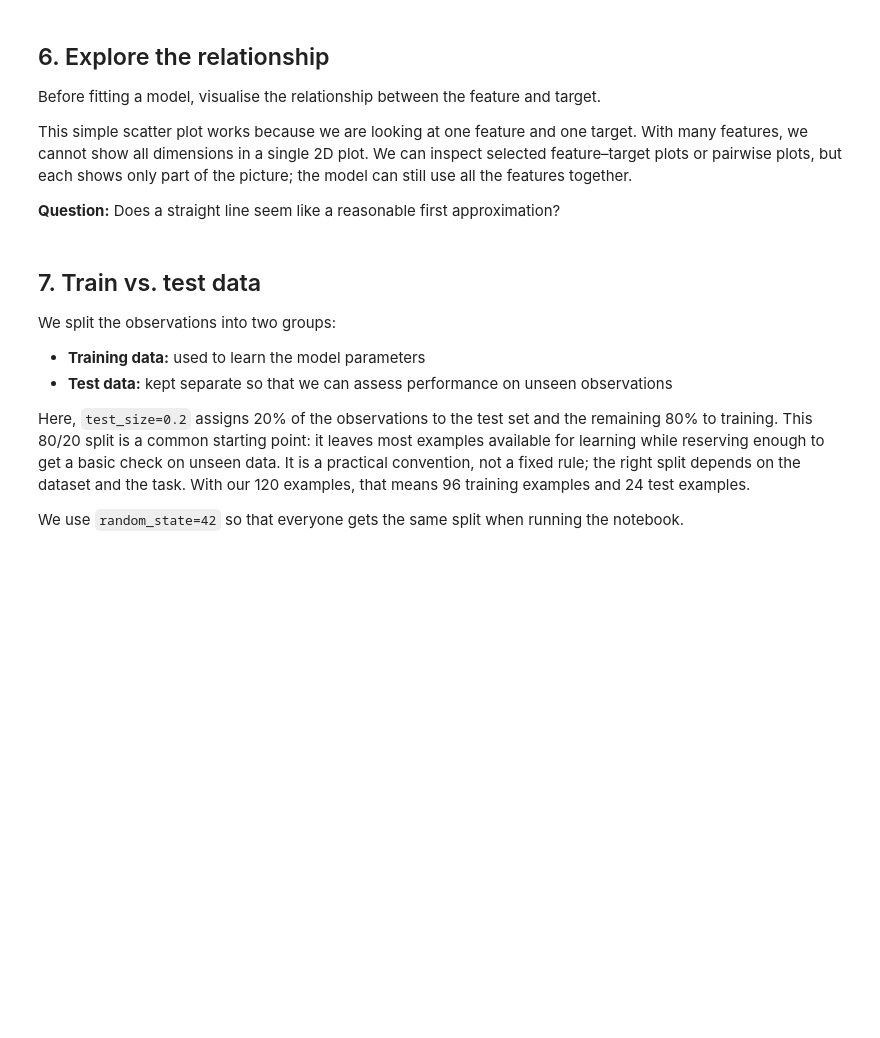
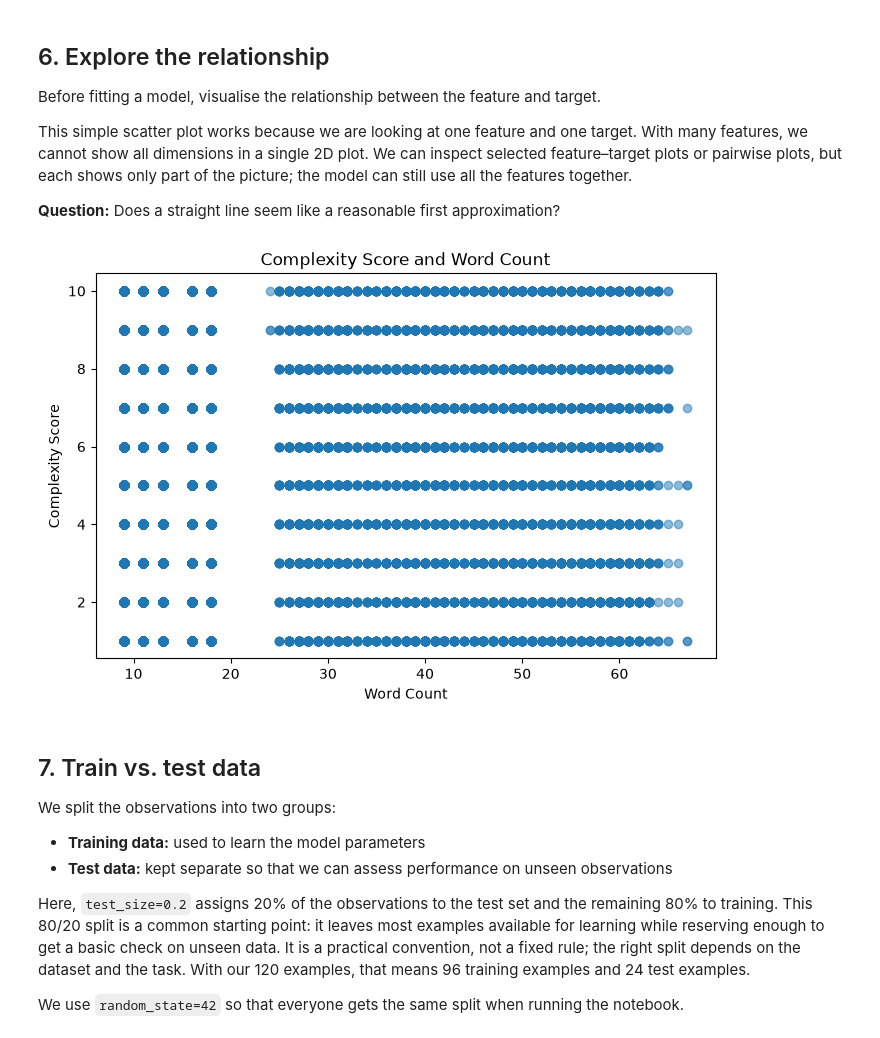
Before and after one commit to Harriette-dev/Group1Project, a Jupyter notebook: notebooks/week5_Machine_Learning_Fundamentals_and_Regression.ipynb, the cells around one changed output. Saved outputs shown, nothing was run; the diff lists cells and outputs as text; code cells hidden in the pictures; blank space fills up the shorter version.

```diff
--- a/notebooks/week5_Machine_Learning_Fundamentals_and_Regression.ipynb
+++ b/notebooks/week5_Machine_Learning_Fundamentals_and_Regression.ipynb
@@ -138,11 +141,13 @@ This simple scatter plot works because we are looking at one feature and one tar
 **Question:** Does a straight line seem like a reasonable first approximation?
 # %%
 plt.figure(figsize=(8, 5))
-plt.scatter(df['area_m2'], df['price_eur'])
-plt.xlabel('Area (m²)')
-plt.ylabel('Price (€)')
-plt.title('House area and price')
+plt.scatter(df['word_count'], df['complexity_score'], alpha=0.5)
+plt.xlabel('Word Count')
+plt.ylabel('Complexity Score')
+plt.title('Complexity Score and Word Count')
 plt.show()
+# %% [output]
+[figure, added]
 # %% [markdown]
 ## 7. Train vs. test data
 
```
Also changed, not shown: parts of 4 cells of this notebook, 1 other file.
